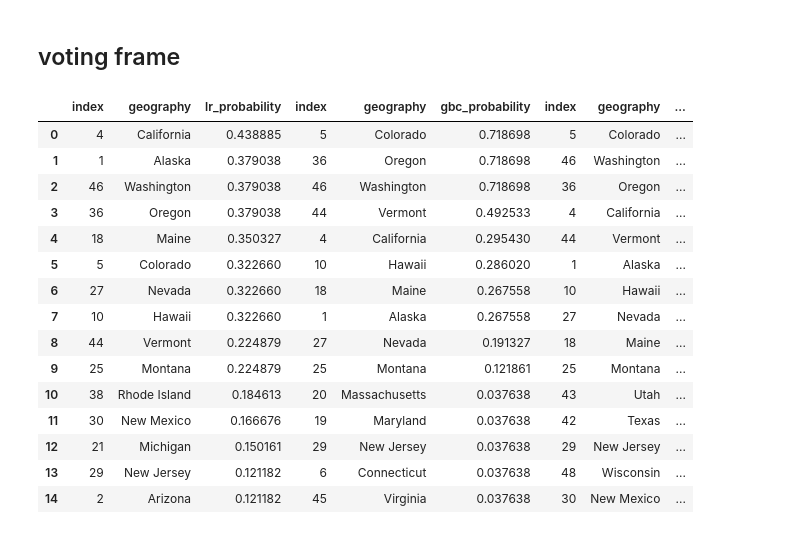
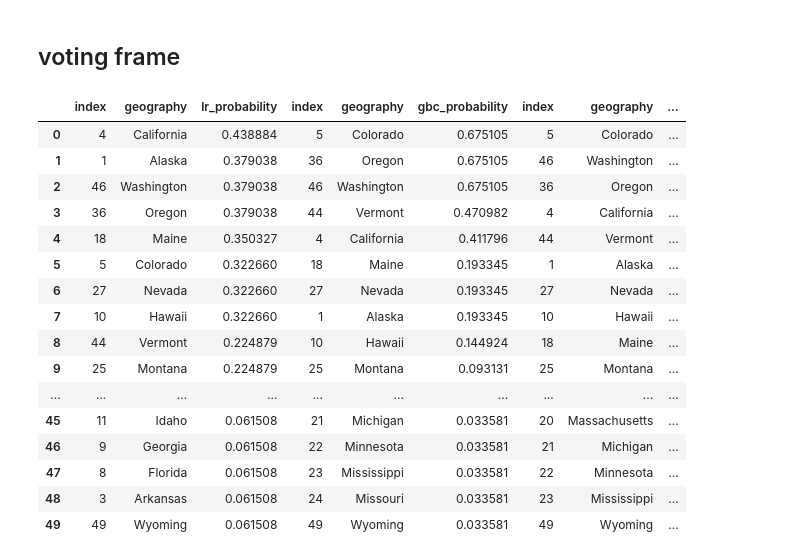
Before and after one commit to n8pk/project_mcnulty, a Jupyter notebook: Code/02_Modeling.ipynb, the cells around one changed output. Cells and saved outputs as stored; diff of their text form; code cells hidden in the pictures.

```diff
--- a/Code/02_Modeling.ipynb
+++ b/Code/02_Modeling.ipynb
@@ -72,14 +67,14 @@ array([ 0.        ,  0.31028369,  0.28706518,  0.        ,  0.40265113])
 # %% [markdown]
 # CV to tune
 # %%
-# starting with 2 most important features
+# only features left after parsing
 
 X_train = np.array(train_whole[
-    ['college_ratio', 'eng_ratio', 'years_med']]).reshape(-1,3)
+    ['white_ratio', 'college_ratio', 'years_med']]).reshape(-1,3)
 y_train = np.array(train_whole['rec_legal'])
 
 X_test = np.array(test[
-    ['college_ratio', 'eng_ratio', 'years_med']]).reshape(-1,3)
+    ['white_ratio', 'college_ratio', 'years_med']]).reshape(-1,3)
 y_test = np.array(test['rec_legal'])
 # %%
 # lr = LogisticRegression()
@@ -210,7 +205,7 @@ print(recall_score(y_test, recall_pred), roc_auc_score(y_test, lr_probs))
 # %% [markdown]
 ## random forest
 # %%
-rfc = RandomForestClassifier(n_estimators=12, max_features=None, max_depth=3, random_state=42)
+rfc = RandomForestClassifier(n_estimators=25, max_features=None, max_depth=3, random_state=42)
 rfc.fit(X_train, y_train)
 rfc_pred = rfc.predict_proba(X_test)
 # %%
@@ -236,7 +231,7 @@ print(recall_score(y_test, recall_pred), roc_auc_score(y_test, rfc_probs))
 # %% [markdown]
 ## gradient boost
 # %%
-gbc = GradientBoostingClassifier(n_estimators=7, learning_rate=0.1, max_features=None, max_depth= 2, random_state=42)
+gbc = GradientBoostingClassifier(n_estimators=6, learning_rate=0.1, max_features=None, max_depth= 2, random_state=42)
 gbc.fit(X_train, y_train)
 gbc_pred = gbc.predict_proba(X_test)
 # %%
@@ -341,26 +319,27 @@ vote_results
 # %%
 models_df = pd.concat([df_lr_probs.sort_values(by=['lr_probability'], ascending=False),\
                     df_gbc_probs.sort_values(by=['gbc_probability'], ascending=False),\
                     df_rfc_probs.sort_values(by=['rfc_probability'], ascending=False)],\
                     axis=1)
-models_df.head(15)
+models_df
 # %% [output]
 |  | index | geography | lr_probability | index | geography | gbc_probability | index | geography | ... |
-| 0 | 4 | California | 0.438885 | 5 | Colorado | 0.718698 | 5 | Colorado | ... |
-| 1 | 1 | Alaska | 0.379038 | 36 | Oregon | 0.718698 | 46 | Washington | ... |
-| 2 | 46 | Washington | 0.379038 | 46 | Washington | 0.718698 | 36 | Oregon | ... |
-| 3 | 36 | Oregon | 0.379038 | 44 | Vermont | 0.492533 | 4 | California | ... |
-| 4 | 18 | Maine | 0.350327 | 4 | California | 0.295430 | 44 | Vermont | ... |
-| 5 | 5 | Colorado | 0.322660 | 10 | Hawaii | 0.286020 | 1 | Alaska | ... |
-| 6 | 27 | Nevada | 0.322660 | 18 | Maine | 0.267558 | 10 | Hawaii | ... |
-| 7 | 10 | Hawaii | 0.322660 | 1 | Alaska | 0.267558 | 27 | Nevada | ... |
-| 8 | 44 | Vermont | 0.224879 | 27 | Nevada | 0.191327 | 18 | Maine | ... |
-| 9 | 25 | Montana | 0.224879 | 25 | Montana | 0.121861 | 25 | Montana | ... |
-| 10 | 38 | Rhode Island | 0.184613 | 20 | Massachusetts | 0.037638 | 43 | Utah | ... |
-| 11 | 30 | New Mexico | 0.166676 | 19 | Maryland | 0.037638 | 42 | Texas | ... |
-| 12 | 21 | Michigan | 0.150161 | 29 | New Jersey | 0.037638 | 29 | New Jersey | ... |
-| 13 | 29 | New Jersey | 0.121182 | 6 | Connecticut | 0.037638 | 48 | Wisconsin | ... |
-| 14 | 2 | Arizona | 0.121182 | 45 | Virginia | 0.037638 | 30 | New Mexico | ... |
+| 0 | 4 | California | 0.438884 | 5 | Colorado | 0.675105 | 5 | Colorado | ... |
+| 1 | 1 | Alaska | 0.379038 | 36 | Oregon | 0.675105 | 46 | Washington | ... |
+| 2 | 46 | Washington | 0.379038 | 46 | Washington | 0.675105 | 36 | Oregon | ... |
+| 3 | 36 | Oregon | 0.379038 | 44 | Vermont | 0.470982 | 4 | California | ... |
+| 4 | 18 | Maine | 0.350327 | 4 | California | 0.411796 | 44 | Vermont | ... |
+| 5 | 5 | Colorado | 0.322660 | 18 | Maine | 0.193345 | 1 | Alaska | ... |
+| 6 | 27 | Nevada | 0.322660 | 27 | Nevada | 0.193345 | 27 | Nevada | ... |
+| 7 | 10 | Hawaii | 0.322660 | 1 | Alaska | 0.193345 | 10 | Hawaii | ... |
+| 8 | 44 | Vermont | 0.224879 | 10 | Hawaii | 0.144924 | 18 | Maine | ... |
+| 9 | 25 | Montana | 0.224879 | 25 | Montana | 0.093131 | 25 | Montana | ... |
+| ... | ... | ... | ... | ... | ... | ... | ... | ... | ... |
+| 45 | 11 | Idaho | 0.061508 | 21 | Michigan | 0.033581 | 20 | Massachusetts | ... |
+| 46 | 9 | Georgia | 0.061508 | 22 | Minnesota | 0.033581 | 21 | Michigan | ... |
+| 47 | 8 | Florida | 0.061508 | 23 | Mississippi | 0.033581 | 22 | Minnesota | ... |
+| 48 | 3 | Arkansas | 0.061508 | 24 | Missouri | 0.033581 | 23 | Mississippi | ... |
+| 49 | 49 | Wyoming | 0.061508 | 49 | Wyoming | 0.033581 | 49 | Wyoming | ... |
 # %%
 # for Flask
 
```
Also changed, not shown: parts of 22 cells of this notebook, 3 other files.
